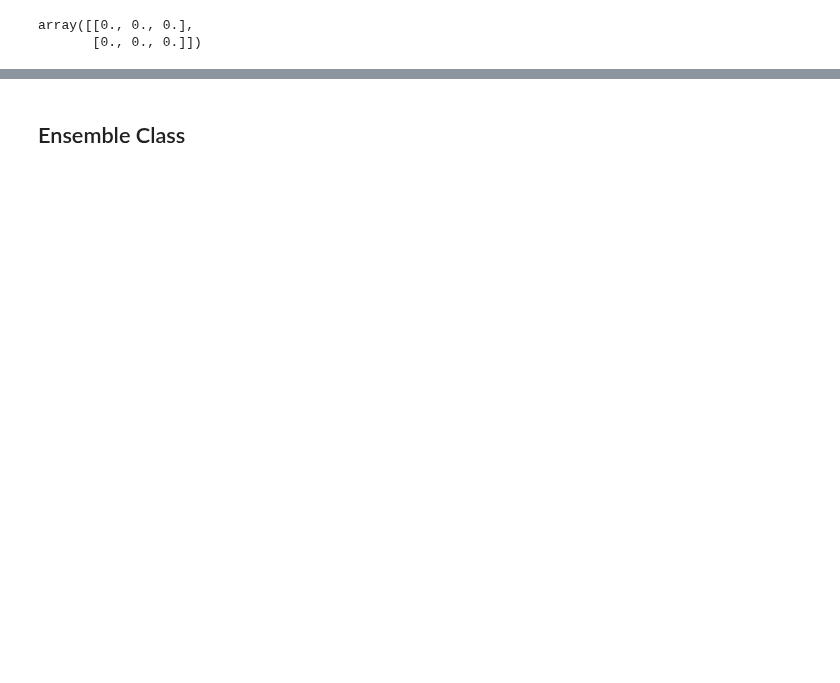
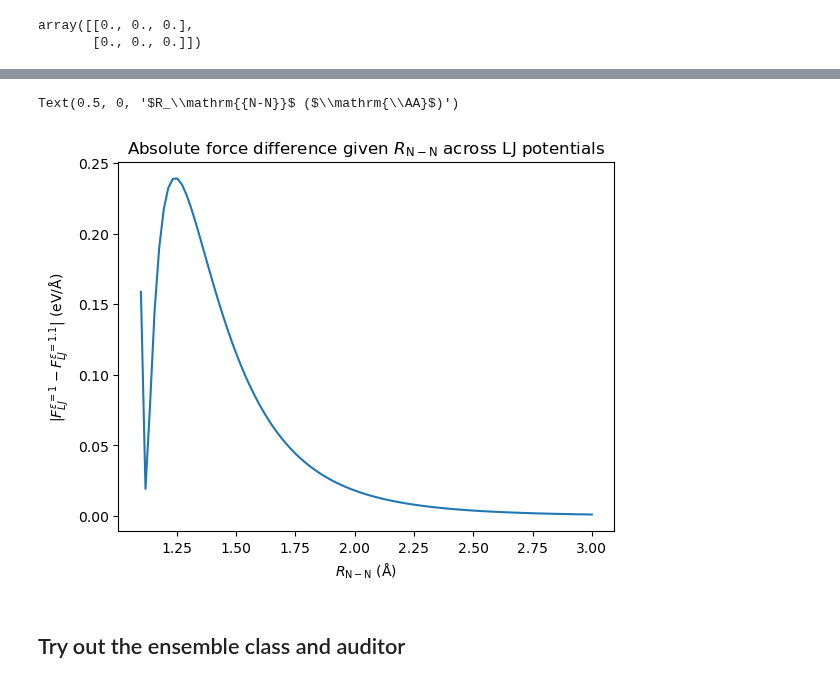
Before and after one commit to globus-labs/cascade, a Jupyter notebook: 2_cascade/2_prototype-audits.ipynb, the cells around one changed output, grey strips where cells are left out. Drawn from its saved outputs; the diff is of its cells as text; code cells hidden in the pictures; blank space fills up the shorter version.

Commit message:
first working pass at auditor.audit

```diff
--- a/2_cascade/2_prototype-audits.ipynb
+++ b/2_cascade/2_prototype-audits.ipynb
@@ -81,8 +96,13 @@ plt.title('Lennard Jones Forces acting on N-N for varying $\epsilon$');
+# %%
+abs_err = np.abs(f_lj1 - f_lj2)
 # %%
-plt.plot(traj_lj1['position'], (traj_lj1['force'] - traj_lj2['force']).abs(), label='$\epsilon=1$')
+plt.plot(x_lj1, abs_err)
 plt.title('Absolute force difference given $R_\mathrm{{N-N}}$ across LJ potentials')
 plt.ylabel('$|F^{\epsilon=1}_{LJ} - F^{\epsilon=1.1}_{LJ}|$ (eV/$\mathrm{\AA}$)')
 plt.xlabel('$R_\mathrm{{N-N}}$ ($\mathrm{\AA}$)')
+# %% [output]
+Text(0.5, 0, '$R_\\mathrm{{N-N}}$ ($\\mathrm{\\AA}$)')
+[figure, added]
 # %% [markdown]
-## Ensemble Class
+## Try out the ensemble class and auditor
 # %%
```
Also changed, not shown: parts of 22 cells of this notebook, 1 other file.
